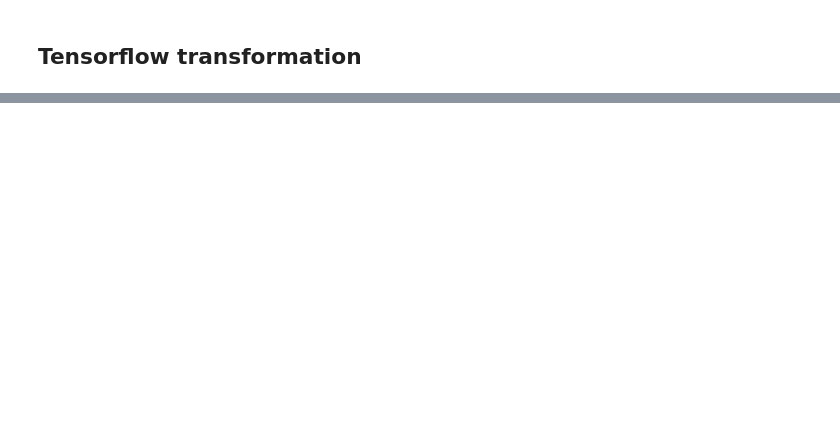
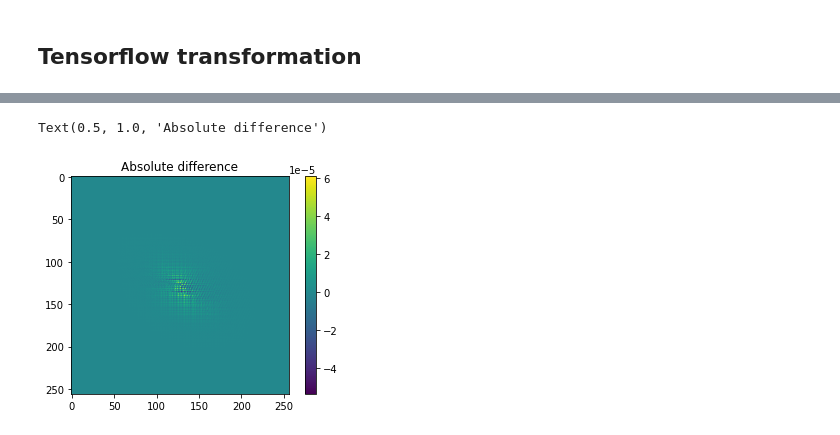
Before and after one commit to DifferentiableUniverseInitiative/GalFlow, a Jupyter notebook: notebooks/Shear_transformation.ipynb, the cells around one changed output, grey strips where cells are left out. Saved outputs shown, nothing was run; the diff lists cells and outputs as text; code cells hidden in the pictures; blank space fills up the shorter version.

```diff
--- a/notebooks/Shear_transformation.ipynb
+++ b/notebooks/Shear_transformation.ipynb
@@ -71,0 +94,6 @@ Text(0.5, 1.0, 'after tfa transformation')
+# %%
+imshow((img2.numpy() - image_shear)); colorbar();
+title('Absolute difference')
+# %% [output]
+Text(0.5, 1.0, 'Absolute difference')
+[figure, added]
```
Also changed, not shown: parts of 8 cells of this notebook.
